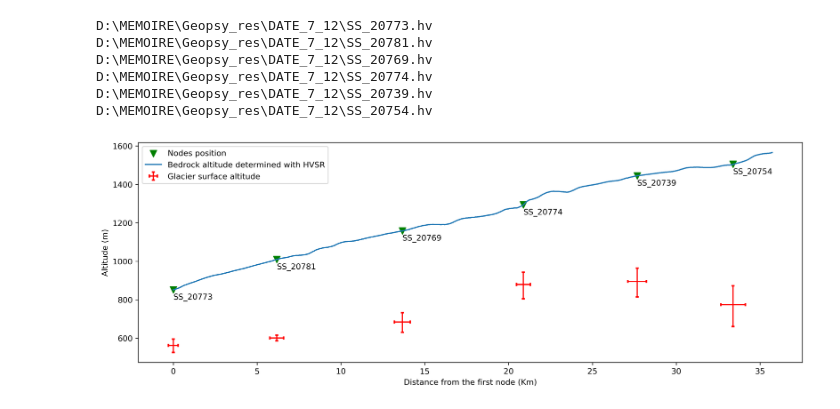
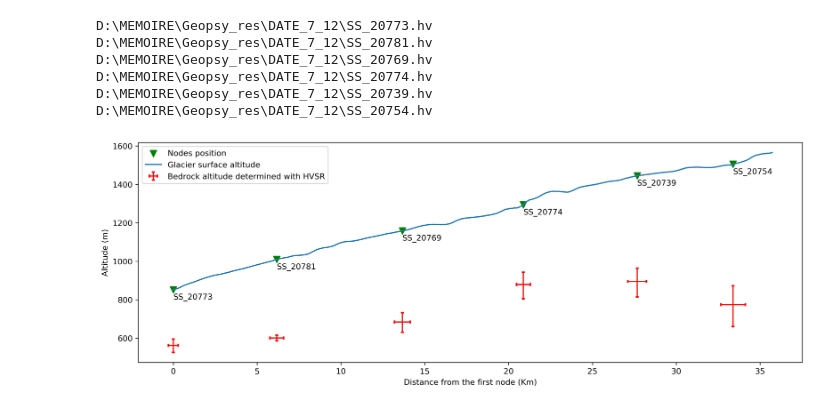
Before and after one commit to jgovoort/sismo-memo, a Jupyter notebook: Ice-thickness.ipynb, the cells around one changed output. Saved outputs shown, nothing was run; the diff lists cells and outputs as text; code cells hidden in the pictures.

```diff
--- a/Ice-thickness.ipynb
+++ b/Ice-thickness.ipynb
@@ -124,14 +124,14 @@ D:\MEMOIRE\Geopsy_res\DATE_7_12\SS_20754.hv
 # %%
 plt.figure(figsize=(15, 5), dpi=300)
 plt.scatter(DIST, node_alt, s=70 , c='green', marker='v', label = 'Nodes position')
 #plt.scatter(DIST, BED_ALT, s=60, c='red',marker='o')
-plt.plot(pos, glac_alt, label = 'Bedrock altitude determined with HVSR')
-plt.errorbar(DIST,BED_ALT,xerr = XERROR, yerr = YERROR, linestyle='None', ecolor= 'red', capsize=2, capthick=2, label = 'Glacier surface altitude')
+plt.plot(pos, glac_alt, label = 'Glacier surface altitude')
+plt.errorbar(DIST,BED_ALT,xerr = XERROR, yerr = YERROR, linestyle='None', ecolor= 'red', capsize=2, capthick=2, label = 'Bedrock altitude determined with HVSR')
 for i in range(len(DIST)) :
     plt.text(DIST[i],node_alt[i]-50,'SS_'+name_station[i])
 plt.xlabel('Distance from the first node (Km)')
 plt.ylabel('Altitude (m)')
 plt.legend()
 plt.show()
 # %% [output]
-[figure, old version]
+[figure, new version]
```
Also changed, not shown: parts of 1 cell of this notebook, 1 other file.
